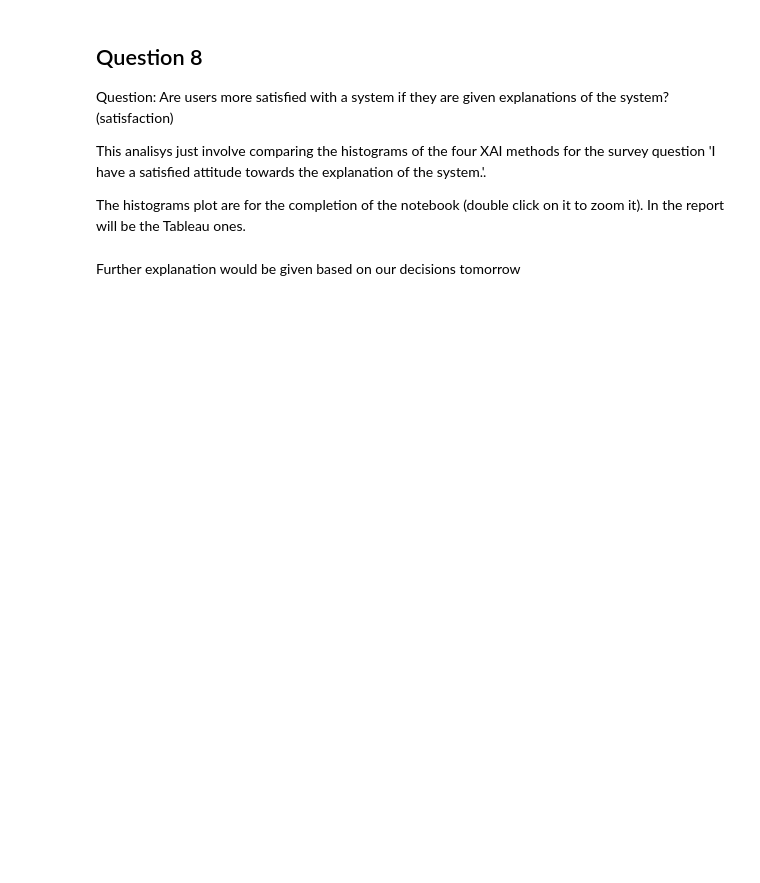
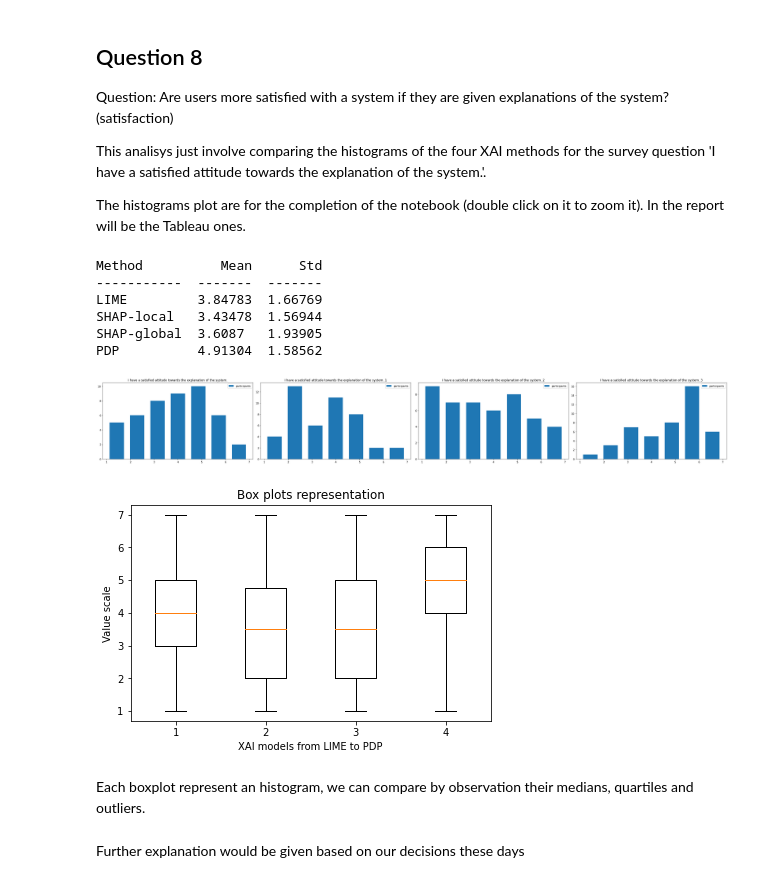
Before and after one commit to unofficial-Jona/Unimaas_researchproject_XAI, a Jupyter notebook: Data analysis.ipynb, the cells around one changed output. Cells and saved outputs as stored; diff of their text form; code cells hidden in the pictures; blank space fills up the shorter version.

```diff
--- a/Data analysis.ipynb
+++ b/Data analysis.ipynb
@@ -529,7 +606,12 @@ The histograms plot are for the completion of the notebook (double click on it t
 #Histograms for question 8:Q: Are users more satisfied with a system if they are given explanations of the system? (satisfaction)
 
 def get_histo_grid(safe_fig=False):
-
+    """
+    This function creates a histogram for each question.
+    The data is segmented based on ML-Background
+    @param safe_fig: defines if the figure is saved as .png
+    @return: None
+    """
     fig, axs = plt.subplots(1,4)
     fig.set_size_inches(35,5 )
     # fig.subplots_adjust(hspace=1.0, wspace=1.0)
@@ -537,33 +619,55 @@ def get_histo_grid(safe_fig=False):
     feature_list = list(map(int, feature_list))
     counter=0
     table = []
     mu1=[]
     std1=[]
+    data_boxplot=[]
 
     for i in feature_list:
-        data = [df[f'question {i}']]
+        data = df[f'question {i}']
         col = (i-6)//5
         row = 1
 
         axs[col].hist(data, bins=7, histtype='bar',  label=['participants'],rwidth=0.7)
         axs[col].set_title(original_column_names[i-1])
         axs[col].legend()
 
         mu, std = norm.fit(data)
         mu1.append(mu)
         std1.append(std)
 
         methods = ['LIME','SHAP-local','SHAP-global','PDP']
         column = methods[counter], mu1[counter], std1[counter]
         table.append(column)
         counter = counter+1
+        data_boxplot.append(data)
 
     print(tabulate((table), headers=['Method', 'Mean', 'Std']))
     print('')
     plt.tight_layout()
     if safe_fig:
         plt.savefig('histo_grid')
 
+    #Box plots representation
+    fig = plt.figure(figsize =(5, 3))
+    ax = fig.add_axes([1, 1, 1, 1])
+    ax.set_title('Box plots representation')
+    bp = ax.boxplot(data_boxplot)
+    plt.xlabel("XAI models from LIME to PDP")
+    plt.ylabel("Value scale")
+    plt.show()
+
 get_histo_grid(safe_fig=True)
+# %% [output]
+Method          Mean      Std
+-----------  -------  -------
+LIME         3.84783  1.66769
+SHAP-local   3.43478  1.56944
+SHAP-global  3.6087   1.93905
+PDP          4.91304  1.58562
+[figure, added]
+[figure, added]
+# %% [markdown]
+Each boxplot represent an histogram, we can compare by observation their medians, quartiles and outliers.
 # %% [markdown]
-Further explanation would be given based on our decisions tomorrow
+Further explanation would be given based on our decisions these days
```
Also changed, not shown: parts of 19 cells of this notebook.
